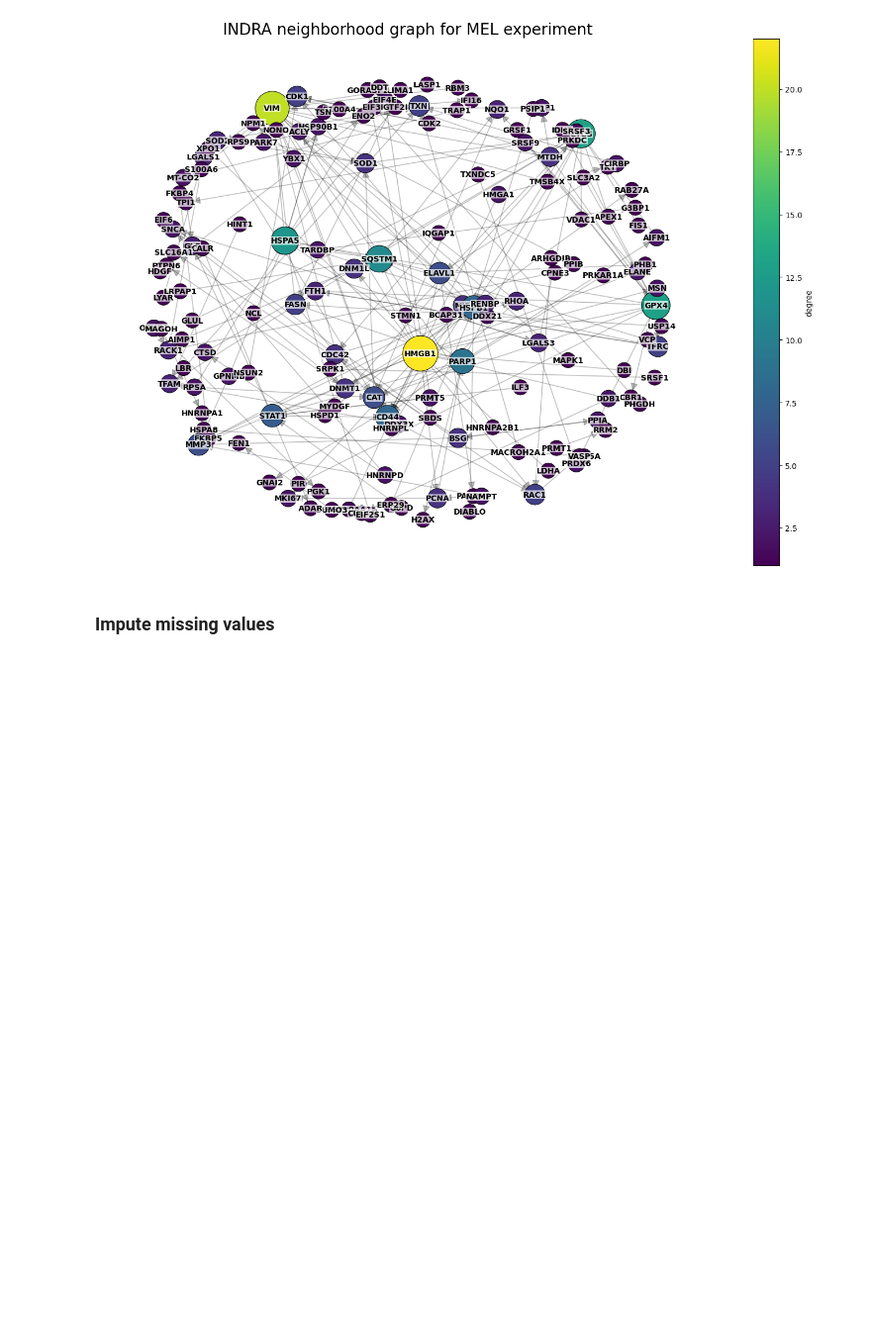
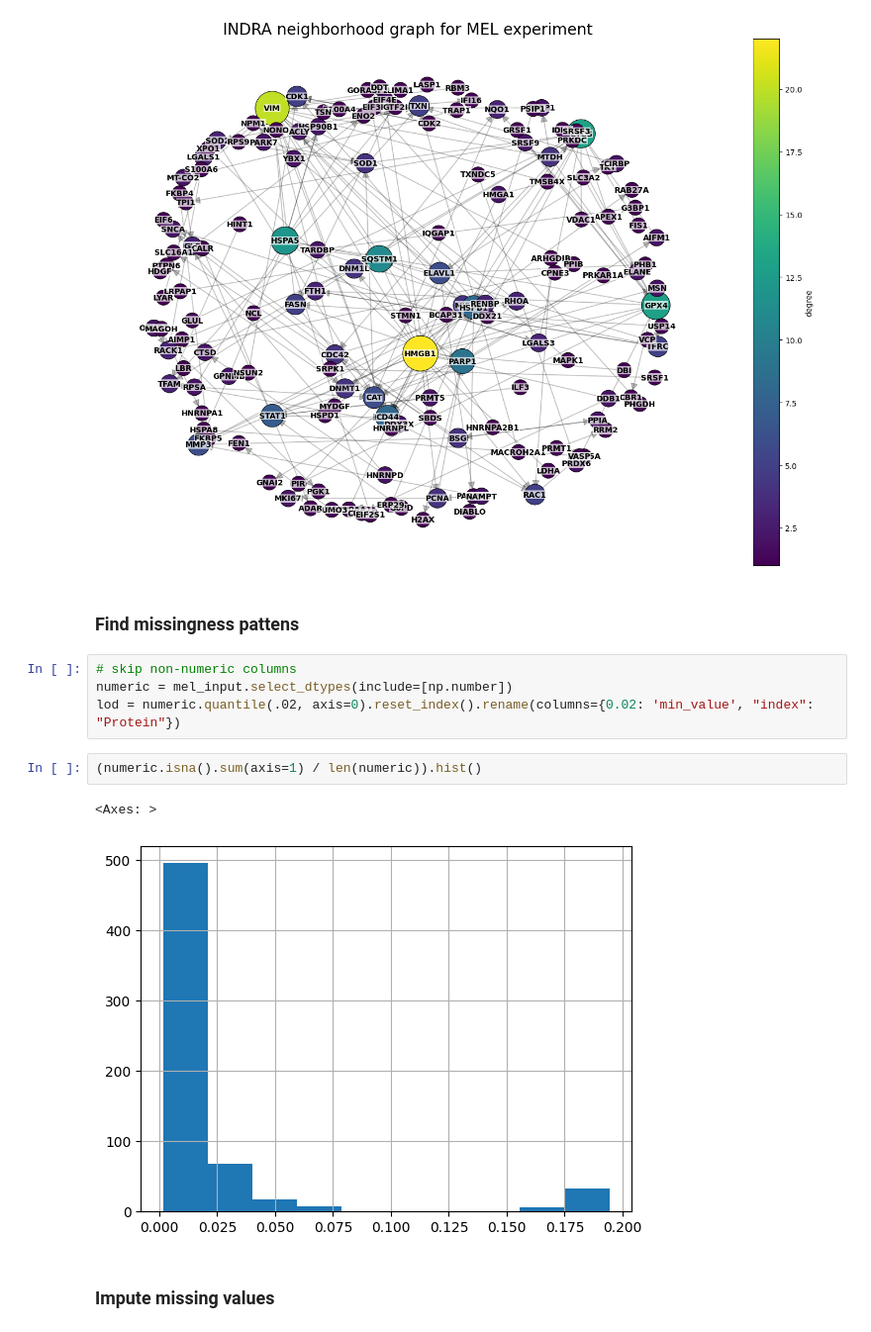
Before and after one commit to devonjkohler/MSquantSim, a Jupyter notebook: notebooks/MEL_case_study.ipynb, the cells around one changed output. Shown at 99% size. Cells and saved outputs as stored; diff of their text form; blank space fills up the shorter version.

```diff
--- a/notebooks/MEL_case_study.ipynb
+++ b/notebooks/MEL_case_study.ipynb
@@ -176,6 +177,17 @@ plt.tight_layout()
 plt.show()
 # %% [output]
 [figure]
+# %% [markdown]
+### Find missingness pattens
+# %%
+# skip non-numeric columns
+numeric = mel_input.select_dtypes(include=[np.number])
+lod = numeric.quantile(.02, axis=0).reset_index().rename(columns={0.02: 'min_value', "index": "Protein"})
+# %%
+(numeric.isna().sum(axis=1) / len(numeric)).hist()
+# %% [output]
+<Axes: >
+[figure, added]
 # %% [markdown]
 ### Impute missing values
 # %%
```
Also changed, not shown: parts of 39 cells of this notebook, 6 other files.
